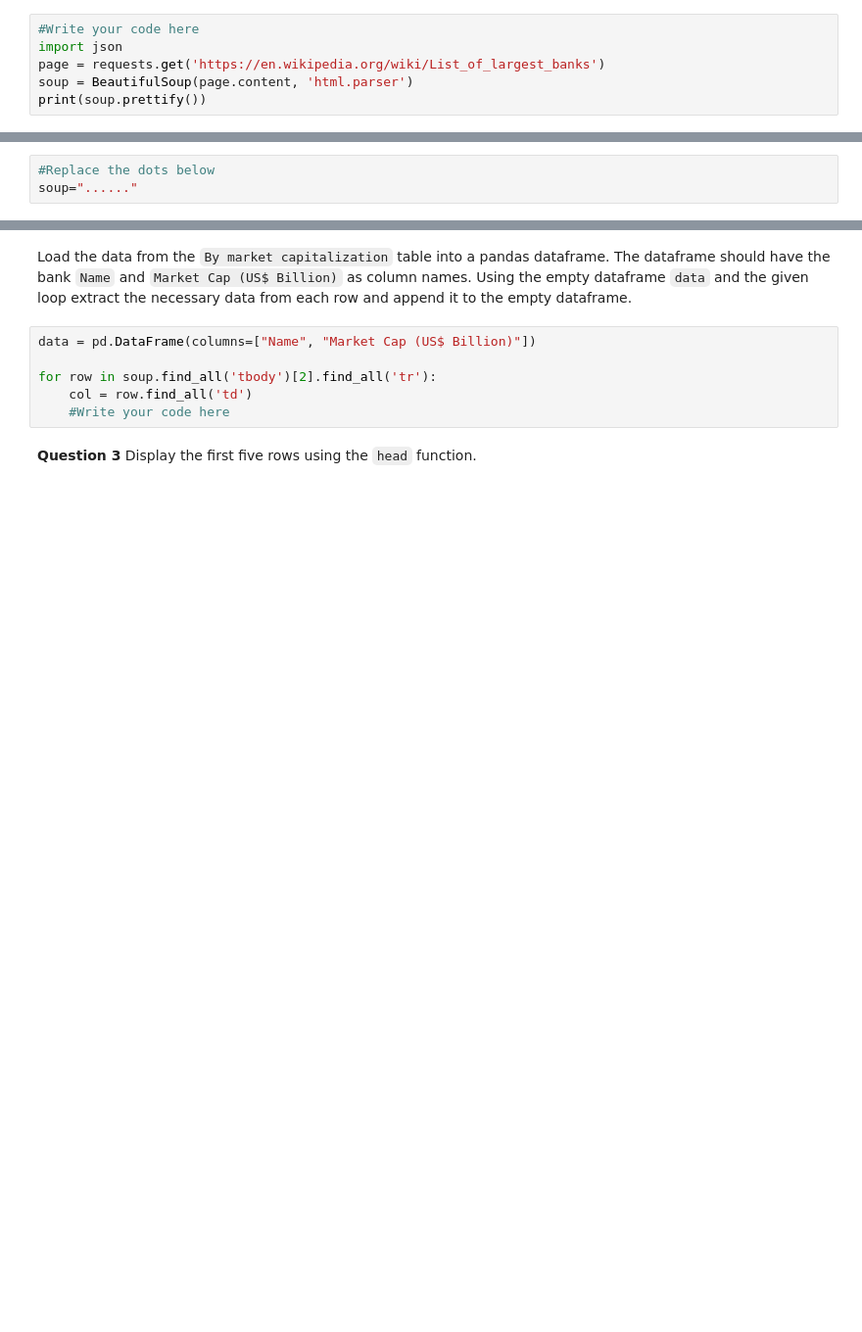
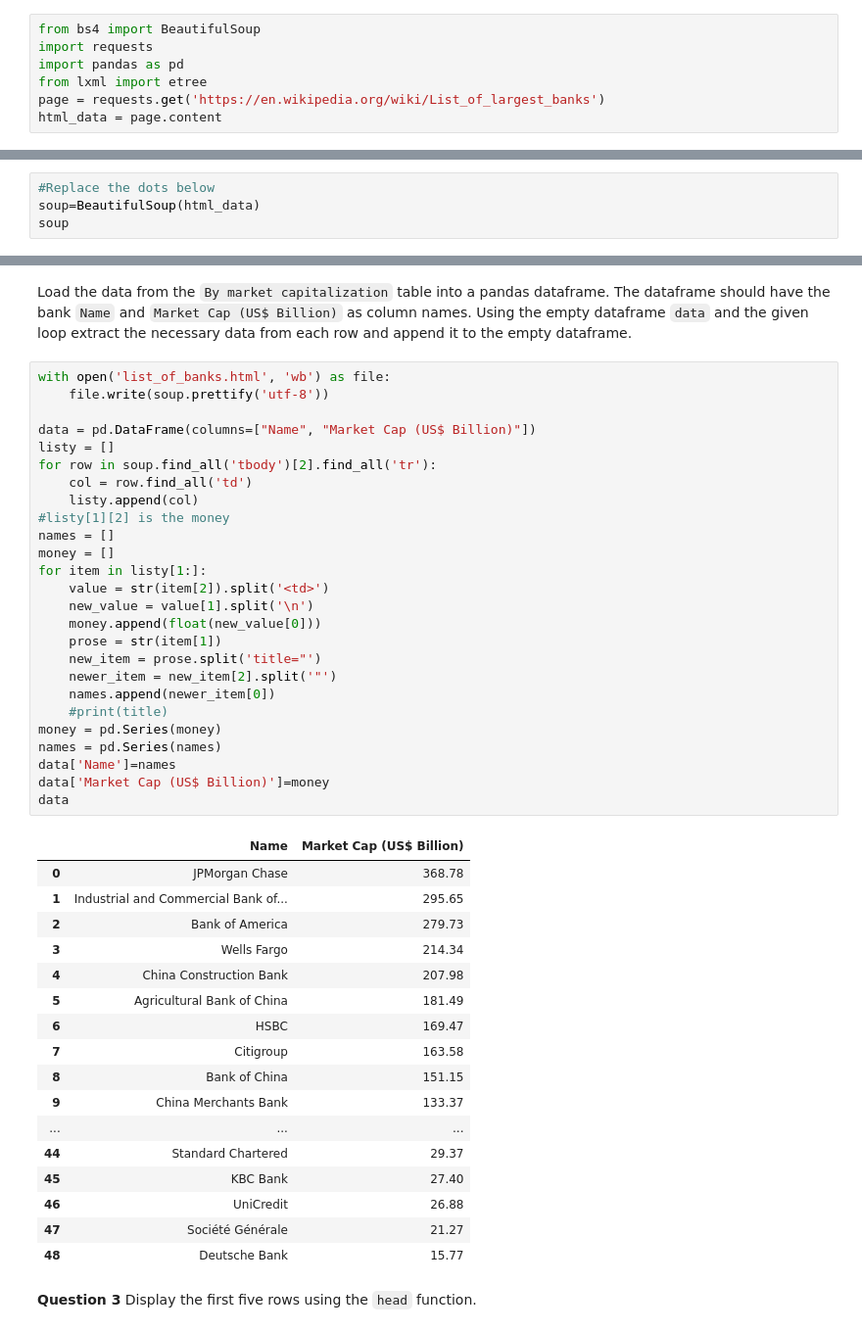
Before and after one commit to morelocj/pandas_demos, a Jupyter notebook: ETL Project/Webscraping_Engineer_Peer_Review_Assignment.ipynb, the cells around one changed output, grey strips where cells are left out. Shown: that part at 98% size. Drawn from its saved outputs; the diff is of its cells as text; blank space fills up the shorter version.

```diff
--- a/ETL Project/Webscraping_Engineer_Peer_Review_Assignment.ipynb
+++ b/ETL Project/Webscraping_Engineer_Peer_Review_Assignment.ipynb
@@ -44,8 +45,9 @@ The wikipedia webpage https://en.wikipedia.org/wiki/List_of_largest_banks provid
 
 Gather the contents of the webpage in text format using the `requests` library and assign it to the variable <code>html_data</code>
 # %%
-#Write your code here
-import json
+from bs4 import BeautifulSoup
+import requests
+import pandas as pd
+from lxml import etree
 page = requests.get('https://en.wikipedia.org/wiki/List_of_largest_banks')
-soup = BeautifulSoup(page.content, 'html.parser')
-print(soup.prettify())
+html_data = page.content
@@ -81,4 +70,5 @@ TypeError: 'Response' object is not subscriptable
 Using BeautifulSoup parse the contents of the webpage.
 # %%
 #Replace the dots below
-soup="......"
+soup=BeautifulSoup(html_data)
+soup
@@ -85,10 +93,48 @@ soup="......"
 # %% [markdown]
 Load the data from the `By market capitalization` table into a pandas dataframe. The dataframe should have the bank `Name` and `Market Cap (US$ Billion)` as column names. Using the empty dataframe `data` and the given loop extract the necessary data from each row and append it to the empty dataframe.
-# %%
-data = pd.DataFrame(columns=["Name", "Market Cap (US$ Billion)"])
-
-for row in soup.find_all('tbody')[2].find_all('tr'):
-    col = row.find_all('td')
-    #Write your code here
+# %%
+with open('list_of_banks.html', 'wb') as file:
+    file.write(soup.prettify('utf-8'))
+
+data = pd.DataFrame(columns=["Name", "Market Cap (US$ Billion)"])
+listy = []
+for row in soup.find_all('tbody')[2].find_all('tr'):
+    col = row.find_all('td')
+    listy.append(col)
+#listy[1][2] is the money
+names = []
+money = []
+for item in listy[1:]:
+    value = str(item[2]).split('<td>')
+    new_value = value[1].split('\n')
+    money.append(float(new_value[0]))
+    prose = str(item[1])
+    new_item = prose.split('title="')
+    newer_item = new_item[2].split('"')
+    names.append(newer_item[0])
+    #print(title)
+money = pd.Series(money)
+names = pd.Series(names)
+data['Name']=names
+data['Market Cap (US$ Billion)']=money
+data
+# %% [output]
+|  | Name | Market Cap (US$ Billion) |
+| 0 | JPMorgan Chase | 368.78 |
+| 1 | Industrial and Commercial Bank of... | 295.65 |
+| 2 | Bank of America | 279.73 |
+| 3 | Wells Fargo | 214.34 |
+| 4 | China Construction Bank | 207.98 |
+| 5 | Agricultural Bank of China | 181.49 |
+| 6 | HSBC | 169.47 |
+| 7 | Citigroup | 163.58 |
+| 8 | Bank of China | 151.15 |
+| 9 | China Merchants Bank | 133.37 |
+| ... | ... | ... |
+| 44 | Standard Chartered | 29.37 |
+| 45 | KBC Bank | 27.40 |
+| 46 | UniCredit | 26.88 |
+| 47 | Société Générale | 21.27 |
+| 48 | Deutsche Bank | 15.77 |
 # %% [markdown]
 **Question 3** Display the first five rows using the `head` function.
```
Also changed, not shown: parts of 8 cells of this notebook, 4 other files.
